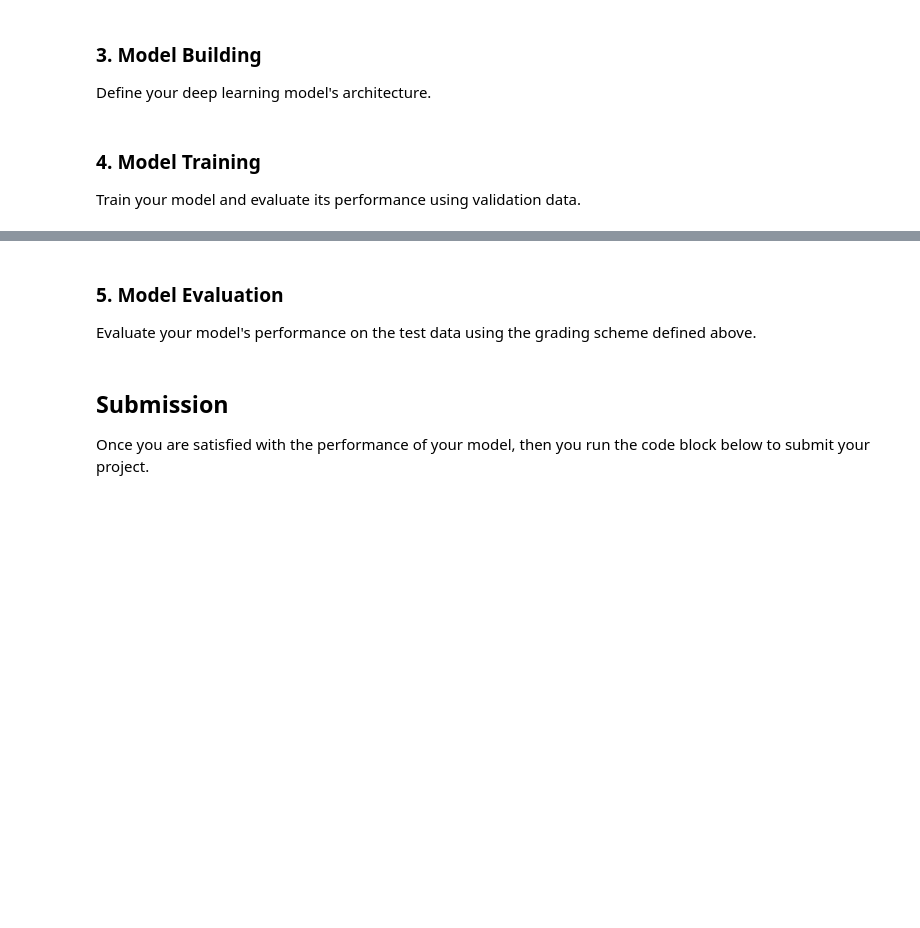
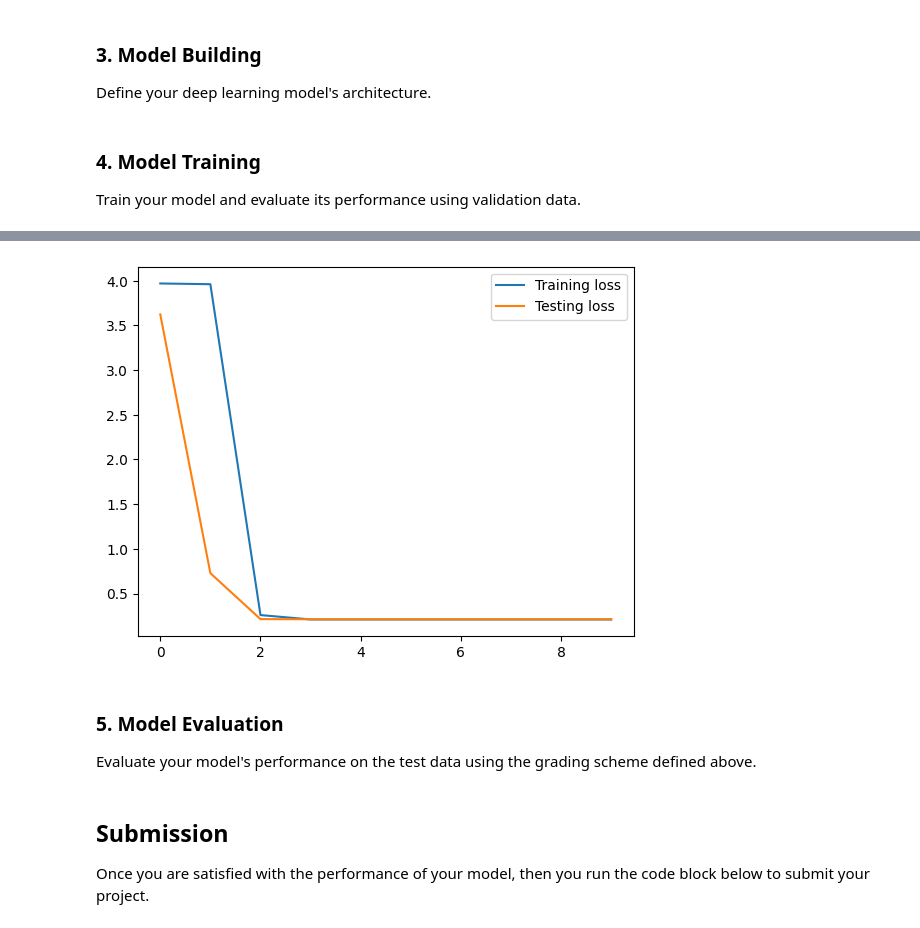
Before and after one commit to AburizalAN/learn-ml, a Jupyter notebook: 04_pytorch_project_aburizal.ipynb, the cells around one changed output, grey strips where cells are left out. Cells and saved outputs as stored; diff of their text form; code cells hidden in the pictures; blank space fills up the shorter version.

```diff
--- a/04_pytorch_project_aburizal.ipynb
+++ b/04_pytorch_project_aburizal.ipynb
@@ -230,6 +247,16 @@ Define your deep learning model's architecture.
 # Write your code here for Model Building here
 
 # define your Deep Learning Model here, training is in the next section.
+
+class Model(torch.nn.Module):
+  def __init__(self, n_feature, n_hidden, n_output):
+    super().__init__()
+    self.layer_1 = torch.nn.Linear(n_feature, n_hidden)
+    self.layer_2 = torch.nn.Linear(n_hidden, n_output)
+    # self.double()
+
+  def forward(self, x):
+    return self.layer_2(torch.sigmoid(self.layer_1(x)))
 # %% [markdown]
 ### 4. Model Training
 
@@ -243,0 +264,78 @@ dl_loss_value = 1
+# %%
+# Write your code here for Model Training here
+class Model(torch.nn.Module):
+    def __init__(self, n_feature, n_hidden, n_output):
+        super().__init__()
+        self.layer_1 = torch.nn.Linear(n_feature, n_hidden)
+        self.layer_2 = torch.nn.Linear(n_hidden, n_output)
+
+    def forward(self, x):
+        return self.layer_2(torch.sigmoid(self.layer_1(x)))
+
+
+def accuracy(outputs, labels):
+    _, preds = torch.max(outputs, dim=1)
+    return torch.tensor(torch.sum(preds == labels).item() / len(preds))
+
+x = processed_df.drop(columns=["class"])
+y = processed_df.loc[:, "class"]
+x_tensor = torch.tensor(x.values, dtype=torch.float32)
+y_tensor = torch.tensor(y.values, dtype=torch.float32)
+
+torch.manual_seed(0)
+
+# Split data into training and testing randomly
+indices = torch.randperm(x_tensor.size(0))
+x_train = torch.index_select(x_tensor, dim=0, index=indices[:800])
+y_train = torch.index_select(y_tensor, dim=0, index=indices[:800])
+x_test = torch.index_select(x_tensor, dim=0, index=indices[800:])
+y_test = torch.index_select(y_tensor, dim=0, index=indices[800:])
+
+
+model = Model(n_feature=x_train.size(1), n_hidden=10, n_output=1)
+
+optimizer = torch.optim.SGD(model.parameters(), lr=0.2)
+loss_func = torch.nn.MSELoss()
+
+training_losses = []
+testing_losses = []
+
+prediction = None
+test_prediction = None
+
+correct = 0
+
+for i in range(20):
+  model.train()
+
+  prediction = model(x_train)
+  loss = loss_func(prediction, y_train)
+
+  optimizer.zero_grad()
+  loss.backward()
+  optimizer.step()
+
+  correct += (prediction == y_train).float().sum()
+  print("correct ", correct)
+
+  if i % 2 == 0:
+    model.eval()
+    with torch.inference_mode():
+      test_prediction = model(x_test)
+      test_loss = loss_func(test_prediction, y_test)
+
+      training_losses.append(loss.data.numpy())
+      testing_losses.append(test_loss.data.numpy())
+
+plt.plot(training_losses, label='Training loss')
+plt.plot(testing_losses, label='Testing loss')
+plt.legend()
+plt.show()
+
+
+# dl_loss_value = 1
+
+#define the iteration
+
+#create the training loop
+# %% [output]
@@ -244,3 +343,4 @@ dl_loss_value = 1
+[figure, added]
 # %% [markdown]
 ### 5. Model Evaluation
 
```
Also changed, not shown: parts of 5 cells of this notebook, 3 other files.
